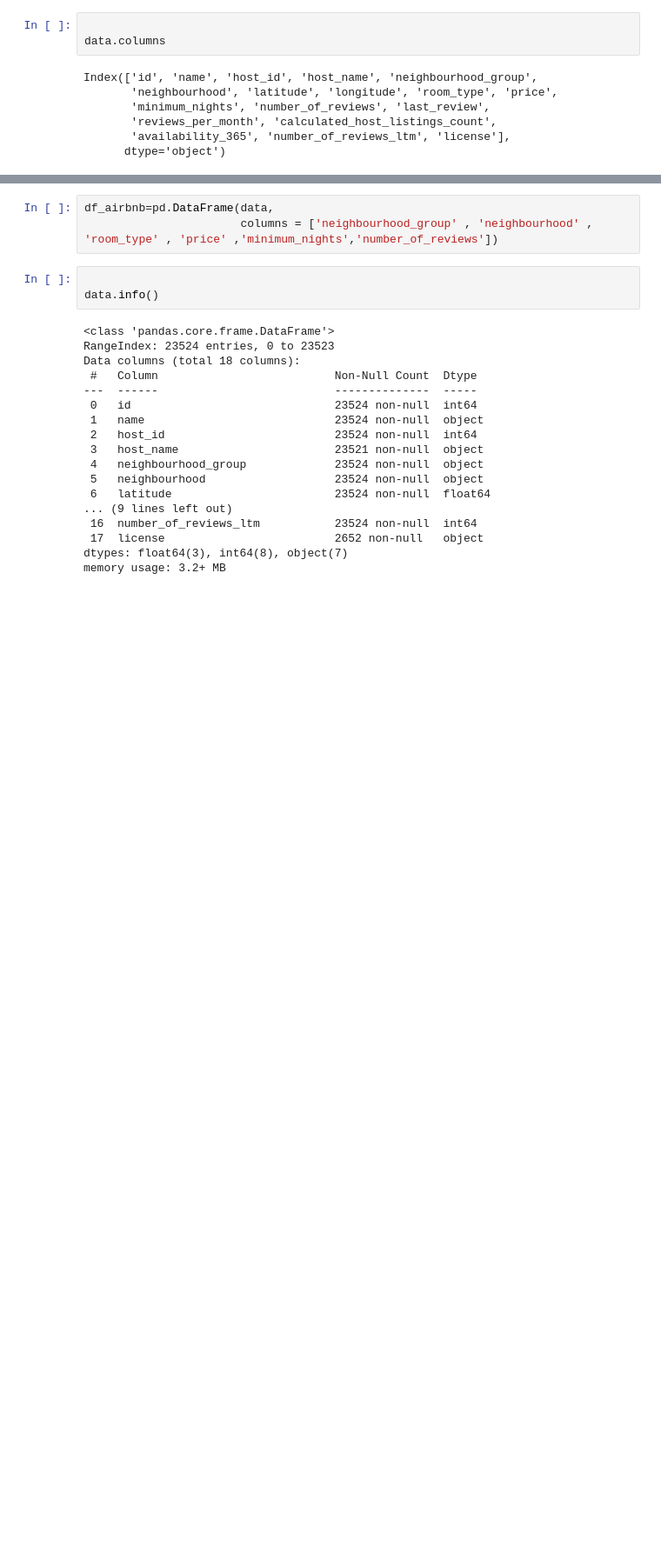
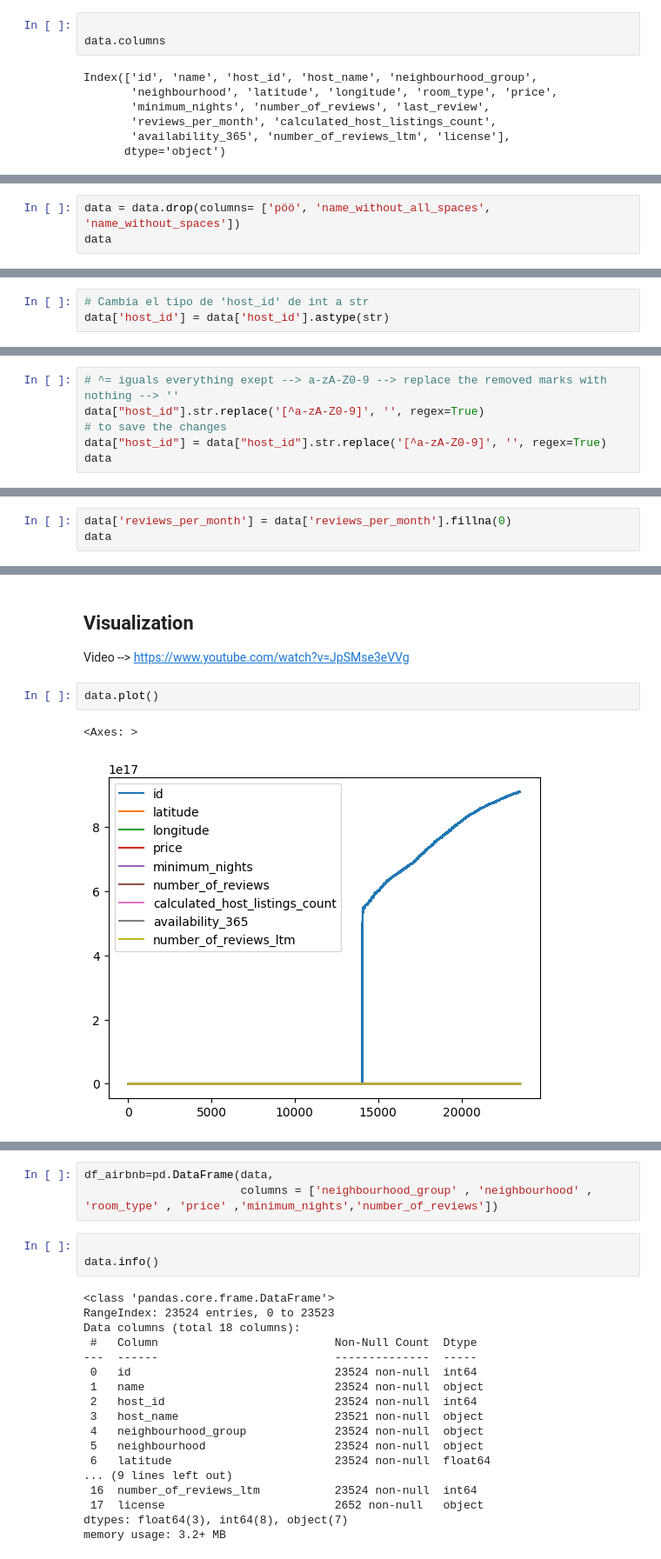
Before and after one commit to Monalaihoi/Training, a Jupyter notebook: airbnb_data2023.ipynb, the cells around one changed output, grey strips where cells are left out. Shown at 87% size. Drawn from its saved outputs; the diff is of its cells as text; blank space fills up the shorter version.

Commit message:
Data cleaning

```diff
--- a/airbnb_data2023.ipynb
+++ b/airbnb_data2023.ipynb
@@ -141,0 +405,3 @@ data.describe()
+# %%
+data = data.drop(columns= ['pöö', 'name_without_all_spaces', 'name_without_spaces'])
+data
@@ -141,0 +447,3 @@ data.describe()
+# %%
+# Cambia el tipo de 'host_id' de int a str
+data['host_id'] = data['host_id'].astype(str)
@@ -141,0 +471,6 @@ data.describe()
+# %%
+# ^= iguals everything exept --> a-zA-Z0-9 --> replace the removed marks with nothing --> ''
+data["host_id"].str.replace('[^a-zA-Z0-9]', '', regex=True)
+# to save the changes
+data["host_id"] = data["host_id"].str.replace('[^a-zA-Z0-9]', '', regex=True)
+data
@@ -141,0 +518,3 @@ data.describe()
+# %%
+data['reviews_per_month'] = data['reviews_per_month'].fillna(0)
+data
@@ -141,0 +535,8 @@ data.describe()
+# %% [markdown]
+## Visualization
+Video --> https://www.youtube.com/watch?v=JpSMse3eVVg
+# %%
+data.plot()
+# %% [output]
+<Axes: >
+[figure, added]
```
Also changed, not shown: parts of 50 cells of this notebook, 1 other file.
